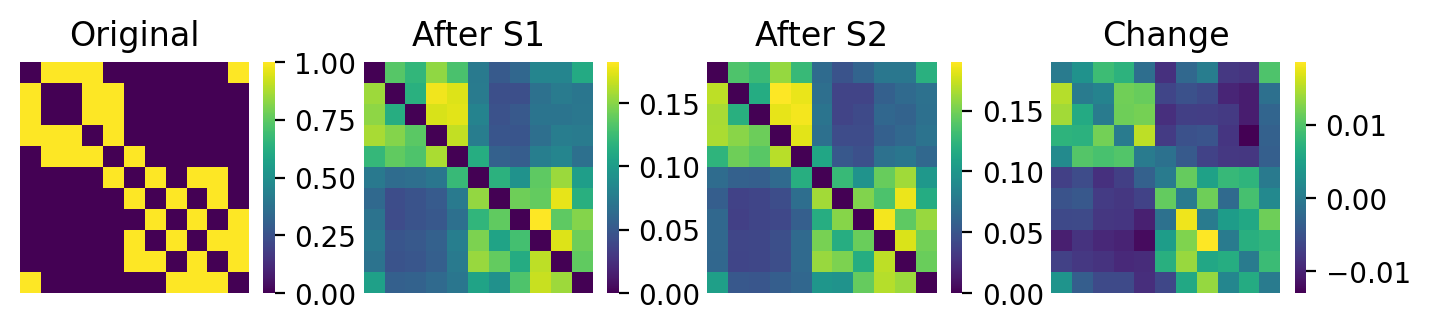
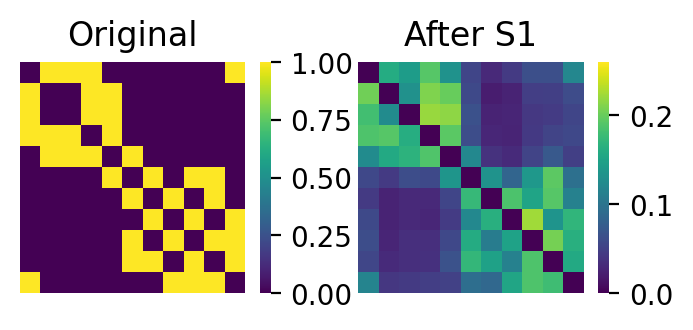
The change to this notebook cell's code, shown as a diff; its figure went from the first image to the second:
--- before
+++ after
@@ -1,3 +1,3 @@
-fig, axes = plt.subplots(1, 4, figsize=(8.5,1.5))
+fig, axes = plt.subplots(1, 2, figsize=(4,1.5))
 
 sns.heatmap(adjacency, 
@@ -11,21 +11,23 @@
             xticklabels=False, 
             yticklabels=False,
-            ax=axes[1])
+            ax=axes[1],
+            vmin=0,
+            vmax=0.26)
 
-sns.heatmap(model_final[0].association_matrix(normalize=True), 
-            cmap = 'viridis',
-            xticklabels=False, 
-            yticklabels=False,
-            ax=axes[2])
+# sns.heatmap(model_final[0].association_matrix(normalize=True), 
+#             cmap = 'viridis',
+#             xticklabels=False, 
+#             yticklabels=False,
+#             ax=axes[2])
 
-sns.heatmap(model_final[0].association_matrix(normalize=True) - day1_model[0].association_matrix(normalize=True), 
-            cmap = 'viridis',
-            xticklabels=False, 
-            yticklabels=False,
-            ax=axes[3])
+# sns.heatmap(model_final[0].association_matrix(normalize=True) - day1_model[0].association_matrix(normalize=True), 
+#             cmap = 'viridis',
+#             xticklabels=False, 
+#             yticklabels=False,
+#             ax=axes[3])
 
 axes[0].set_title('Original')
 axes[1].set_title('After S1')
-axes[2].set_title('After S2')
-axes[3].set_title('Change')
+# axes[2].set_title('After S2')
+# axes[3].set_title('Change')
 plt.show()

Commit: add analytical-based SR fitting